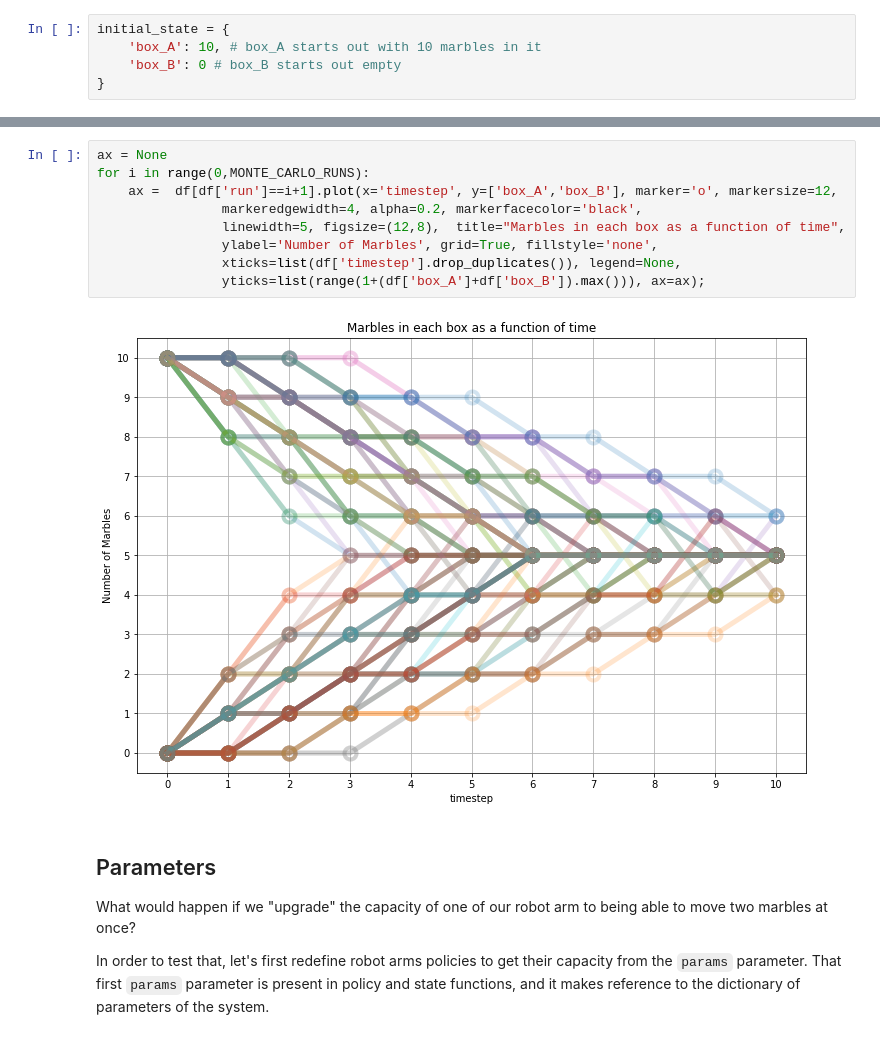
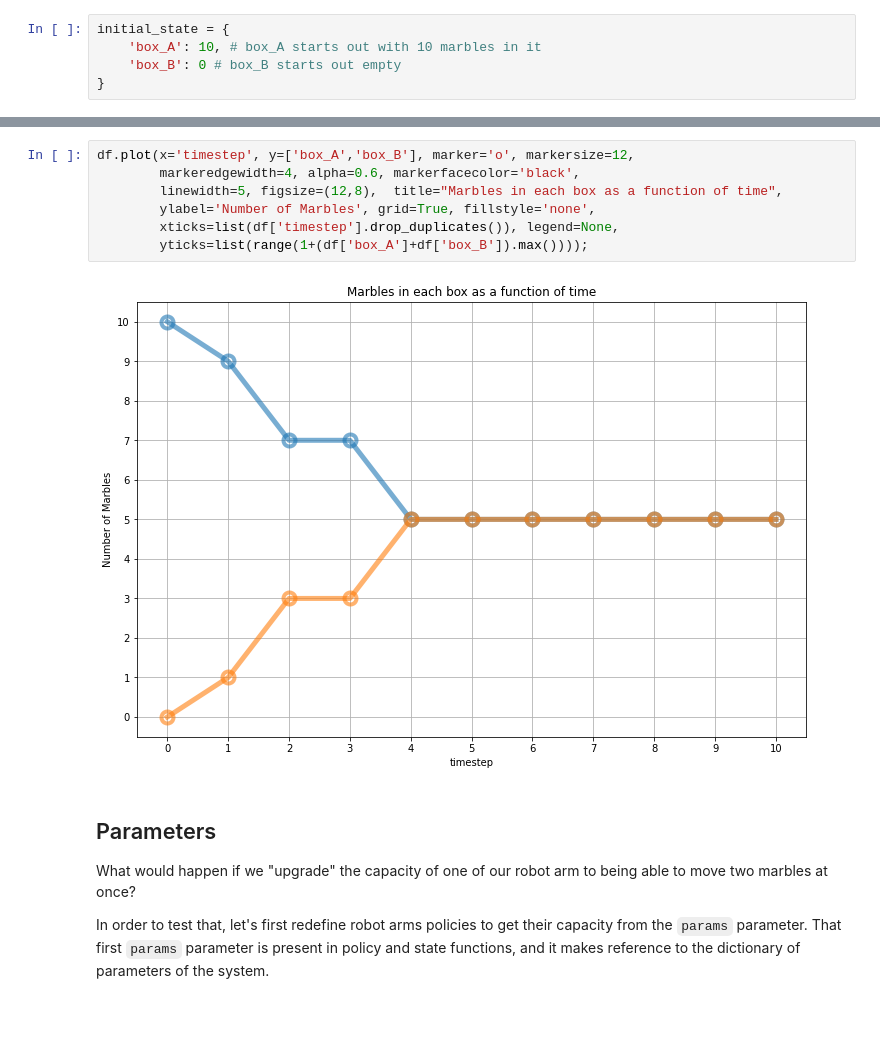
Before and after one commit to cadCAD-org/demos, a Jupyter notebook: tutorials/robots_and_marbles/robot-marbles-part-7/robot-marbles-part-7.ipynb, the cells around one changed output, grey strips where cells are left out. Drawn from its saved outputs; the diff is of its cells as text.

```diff
--- a/tutorials/robots_and_marbles/robot-marbles-part-7/robot-marbles-part-7.ipynb
+++ b/tutorials/robots_and_marbles/robot-marbles-part-7/robot-marbles-part-7.ipynb
@@ -183,14 +182,12 @@ df.set_index(['simulation', 'run', 'timestep', 'substep'])
 # %%
-ax = None
-for i in range(0,MONTE_CARLO_RUNS):
-    ax =  df[df['run']==i+1].plot(x='timestep', y=['box_A','box_B'], marker='o', markersize=12,
-                markeredgewidth=4, alpha=0.2, markerfacecolor='black',
-                linewidth=5, figsize=(12,8),  title="Marbles in each box as a function of time",
-                ylabel='Number of Marbles', grid=True, fillstyle='none',
-                xticks=list(df['timestep'].drop_duplicates()), legend=None,
-                yticks=list(range(1+(df['box_A']+df['box_B']).max())), ax=ax);
+df.plot(x='timestep', y=['box_A','box_B'], marker='o', markersize=12,
+        markeredgewidth=4, alpha=0.6, markerfacecolor='black',
+        linewidth=5, figsize=(12,8),  title="Marbles in each box as a function of time",
+        ylabel='Number of Marbles', grid=True, fillstyle='none',
+        xticks=list(df['timestep'].drop_duplicates()), legend=None,
+        yticks=list(range(1+(df['box_A']+df['box_B']).max())));
 # %% [output]
-[figure, old version]
+[figure, new version]
 # %% [markdown]
 ## Parameters
 What would happen if we "upgrade" the capacity of one of our robot arm to being able to move two marbles at once?
```
Also changed, not shown: parts of 4 cells of this notebook.
